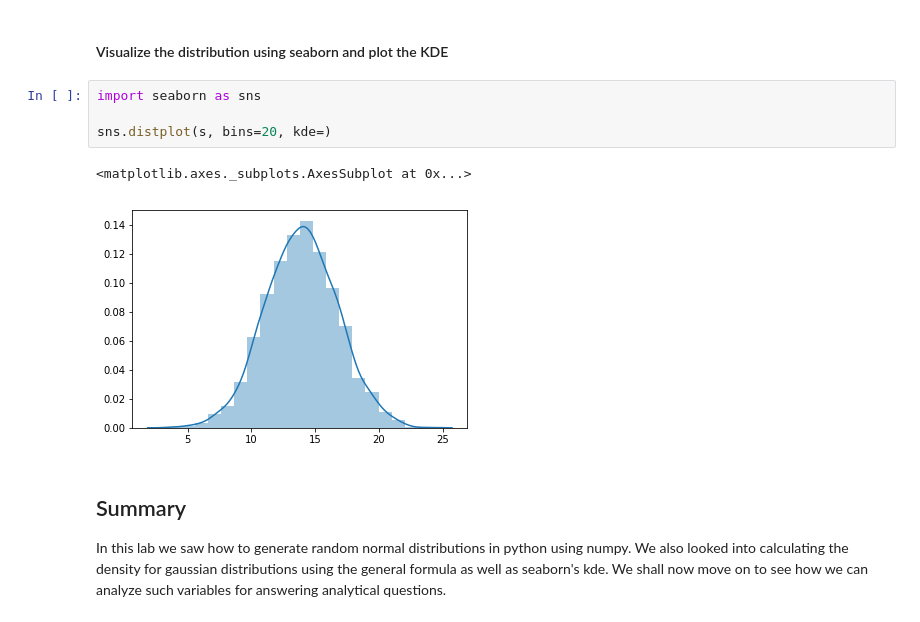
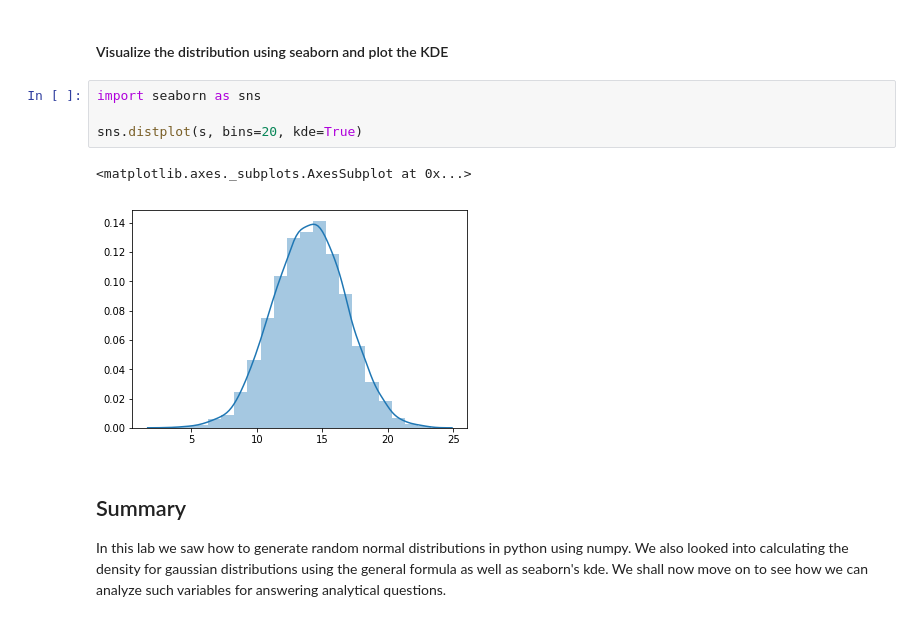
Before and after one commit to tzulungs/dsc-1-09-13-normal-gaussian-distributions-lab-nyc-ds-career-012819, a Jupyter notebook: index.ipynb, the cells around one changed output. Drawn from its saved outputs; the diff is of its cells as text.

```diff
--- a/index.ipynb
+++ b/index.ipynb
@@ -53,10 +53,10 @@ plt.show()
 # %%
 import seaborn as sns
 
-sns.distplot(s, bins=20, kde=)
+sns.distplot(s, bins=20, kde=True)
 # %% [output]
 <matplotlib.axes._subplots.AxesSubplot at 0x...>
-[figure, old version]
+[figure, new version]
 # %% [markdown]
 ## Summary
 
```
